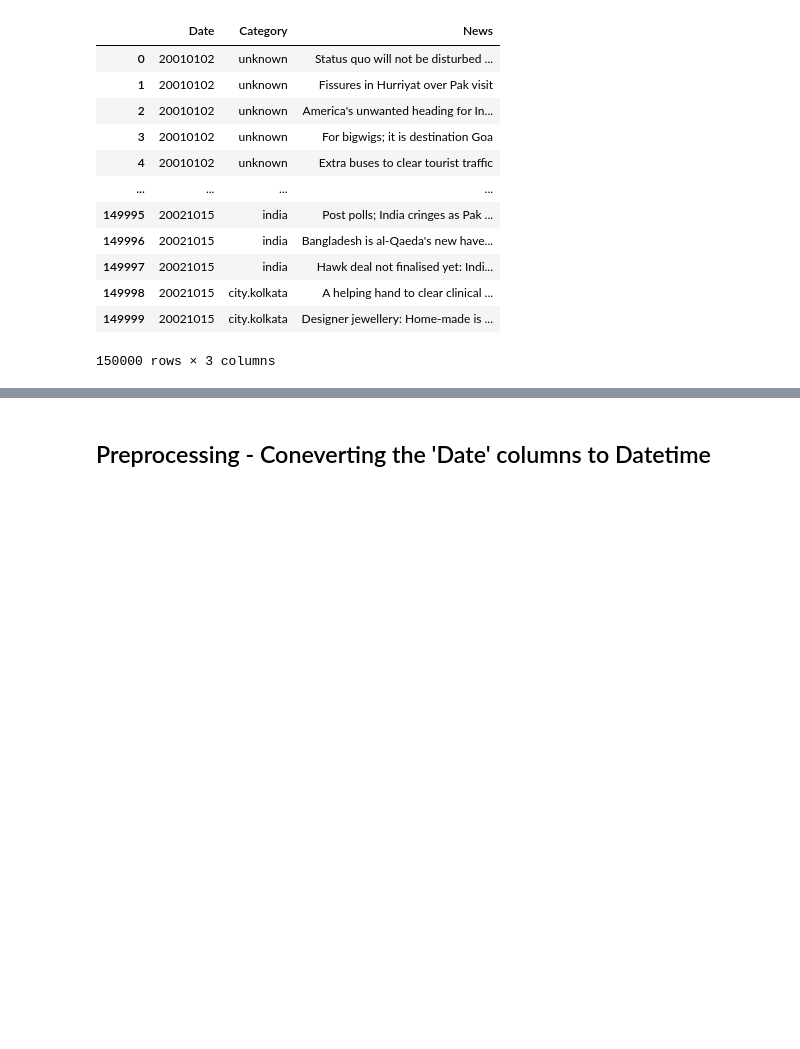
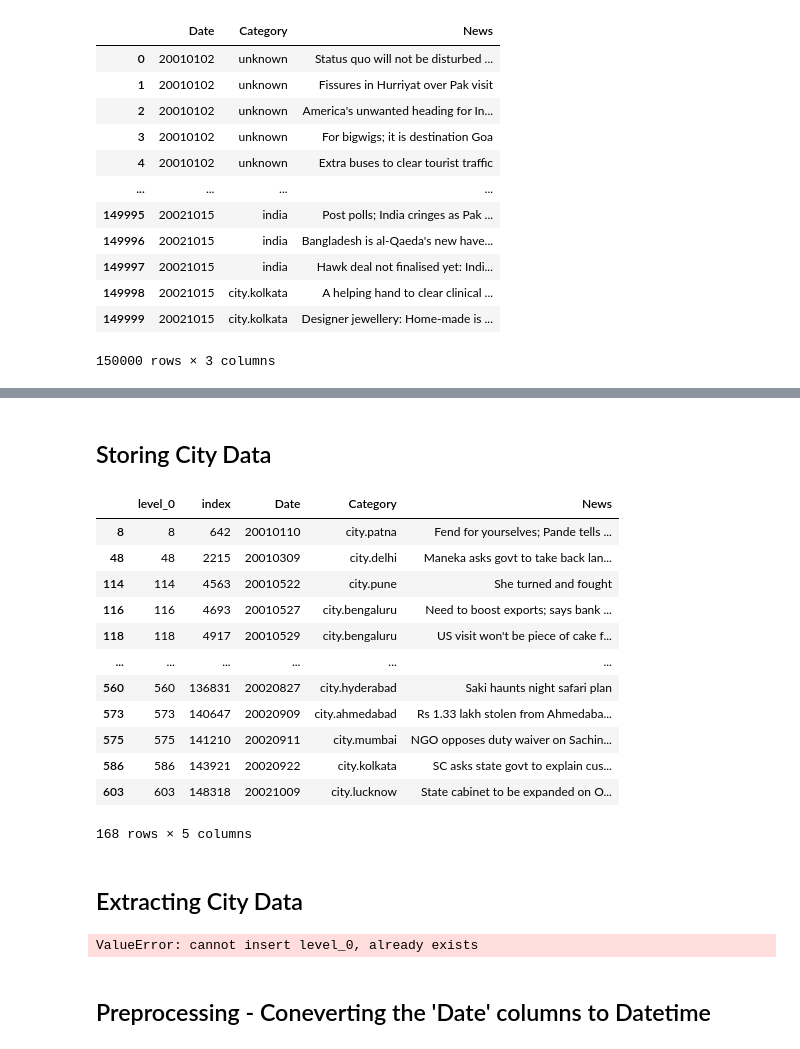
Before and after one commit to Sabyasachi-Seal/StockMarketPrediction, a Jupyter notebook: stockmarketprediction.ipynb, the cells around one changed output, grey strips where cells are left out. Saved outputs shown, nothing was run; the diff lists cells and outputs as text; code cells hidden in the pictures; blank space fills up the shorter version.

```diff
--- a/stockmarketprediction.ipynb
+++ b/stockmarketprediction.ipynb
@@ -72,3 +77,34 @@ df_news
+# %% [markdown]
+## Storing City Data
+# %%
+city_data = df_news[df_news['Category'].str.contains('^city\.[a-z]+$', regex=True)]
+city_data
+# %% [output]
+|  | level_0 | index | Date | Category | News |
+| 8 | 8 | 642 | 20010110 | city.patna | Fend for yourselves; Pande tells ... |
+| 48 | 48 | 2215 | 20010309 | city.delhi | Maneka asks govt to take back lan... |
+| 114 | 114 | 4563 | 20010522 | city.pune | She turned and fought |
+| 116 | 116 | 4693 | 20010527 | city.bengaluru | Need to boost exports; says bank ... |
+| 118 | 118 | 4917 | 20010529 | city.bengaluru | US visit won't be piece of cake f... |
+| ... | ... | ... | ... | ... | ... |
+| 560 | 560 | 136831 | 20020827 | city.hyderabad | Saki haunts night safari plan |
+| 573 | 573 | 140647 | 20020909 | city.ahmedabad | Rs 1.33 lakh stolen from Ahmedaba... |
+| 575 | 575 | 141210 | 20020911 | city.mumbai | NGO opposes duty waiver on Sachin... |
+| 586 | 586 | 143921 | 20020922 | city.kolkata | SC asks state govt to explain cus... |
+| 603 | 603 | 148318 | 20021009 | city.lucknow | State cabinet to be expanded on O... |
+168 rows × 5 columns
+# %% [markdown]
+## Extracting City Data
+# %%
+city_split = pd.DataFrame(columns=['City_Name'])
+city_split['City_Name'] = city_data.Category.str.split('.',expand=True)[1]
+city_data = pd.concat([city_data,city_split],axis=1)
+city_data.drop(columns=['Category'],axis=1, inplace=True)
+city_data.reset_index(inplace=True)
+city_data.drop(['index'],axis=1, inplace=True)
+city_data
+# %% [output]
+ValueError: cannot insert level_0, already exists
 # %% [markdown]
 ## Preprocessing - Coneverting the 'Date' columns to Datetime
 # %%
```
Also changed, not shown: parts of 9 cells of this notebook.
